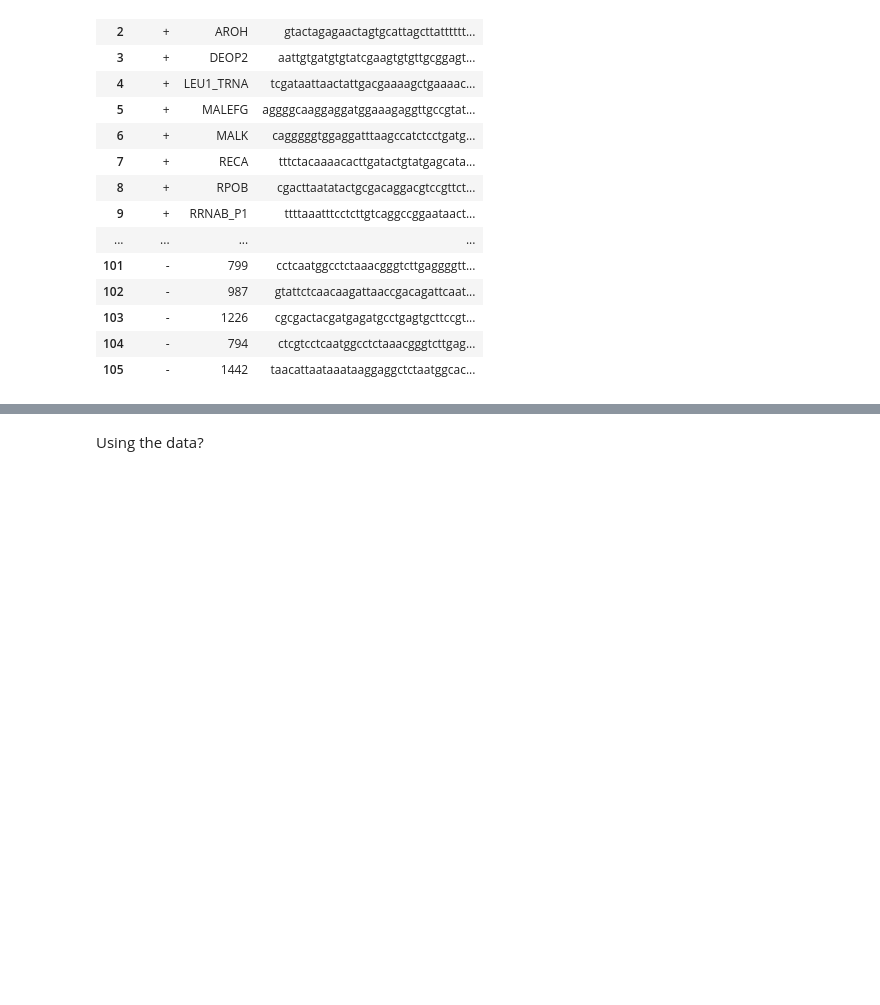
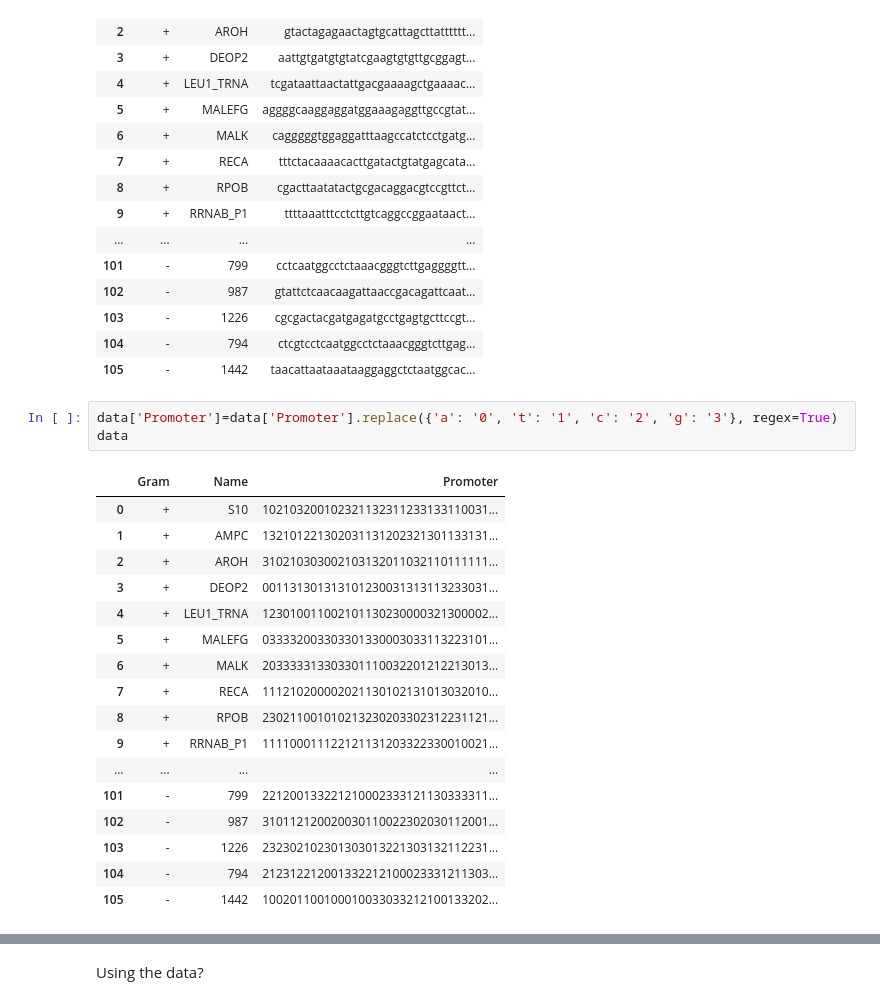
Before and after one commit to SylarXVI/Tutorials, a Jupyter notebook: Data Preprocessing.ipynb, the cells around one changed output, grey strips where cells are left out. Drawn from its saved outputs; the diff is of its cells as text; blank space fills up the shorter version.

```diff
--- a/Data Preprocessing.ipynb
+++ b/Data Preprocessing.ipynb
@@ -163,3 +163,24 @@ data
 | 103 | - | 1226 | cgcgactacgatgagatgcctgagtgcttccgt... |
 | 104 | - | 794 | ctcgtcctcaatggcctctaaacgggtcttgag... |
 | 105 | - | 1442 | taacattaataaataaggaggctctaatggcac... |
+# %%
+data['Promoter']=data['Promoter'].replace({'a': '0', 't': '1', 'c': '2', 'g': '3'}, regex=True)
+data
+# %% [output]
+|  | Gram | Name | Promoter |
+| 0 | + | S10 | 102103200102321132311233133110031... |
+| 1 | + | AMPC | 132101221302031131202321301133131... |
+| 2 | + | AROH | 310210303002103132011032110111111... |
+| 3 | + | DEOP2 | 001131301313101230031313113233031... |
+| 4 | + | LEU1_TRNA | 123010011002101130230000321300002... |
+| 5 | + | MALEFG | 033332003303301330003033113223101... |
+| 6 | + | MALK | 203333313303301110032201212213013... |
+| 7 | + | RECA | 111210200002021130102131013032010... |
+| 8 | + | RPOB | 230211001010213230203302312231121... |
+| 9 | + | RRNAB_P1 | 111100011122121131203322330010021... |
+| ... | ... | ... | ... |
+| 101 | - | 799 | 221200133221210002333121130333311... |
+| 102 | - | 987 | 310112120020030110022302030112001... |
+| 103 | - | 1226 | 232302102301303013221303132112231... |
+| 104 | - | 794 | 212312212001332212100023331211303... |
+| 105 | - | 1442 | 100201100100010033033212100133202... |
```
Also changed, not shown: parts of 8 cells of this notebook.
